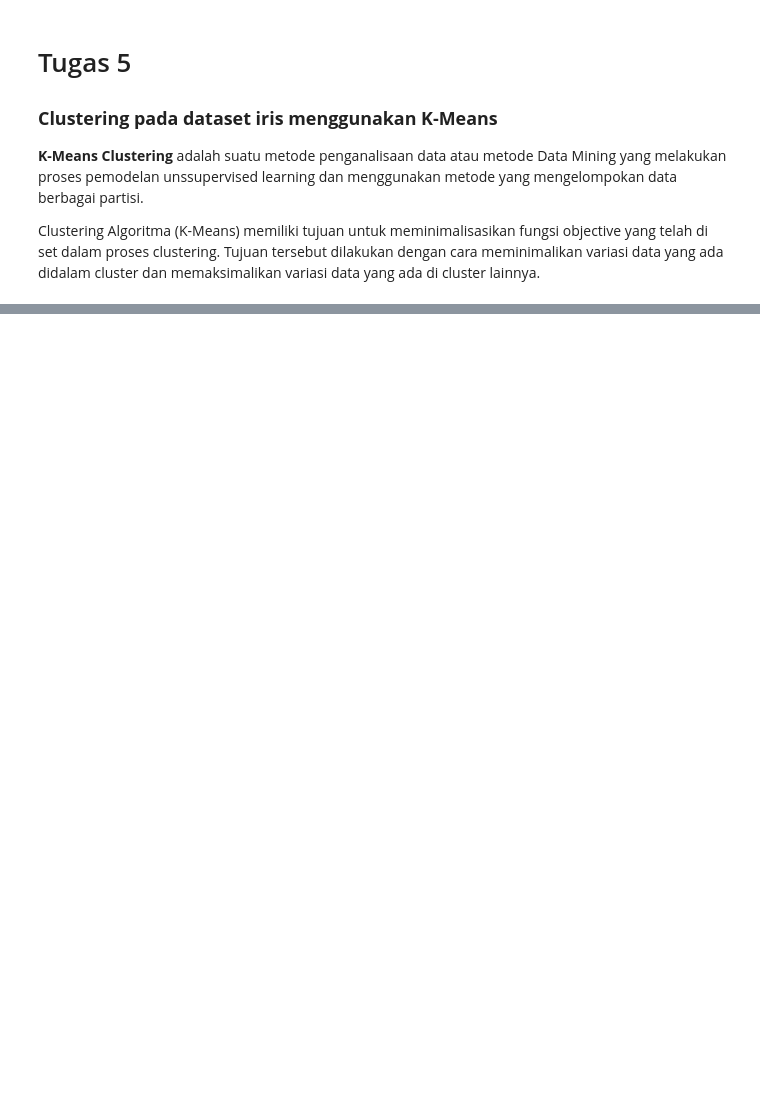
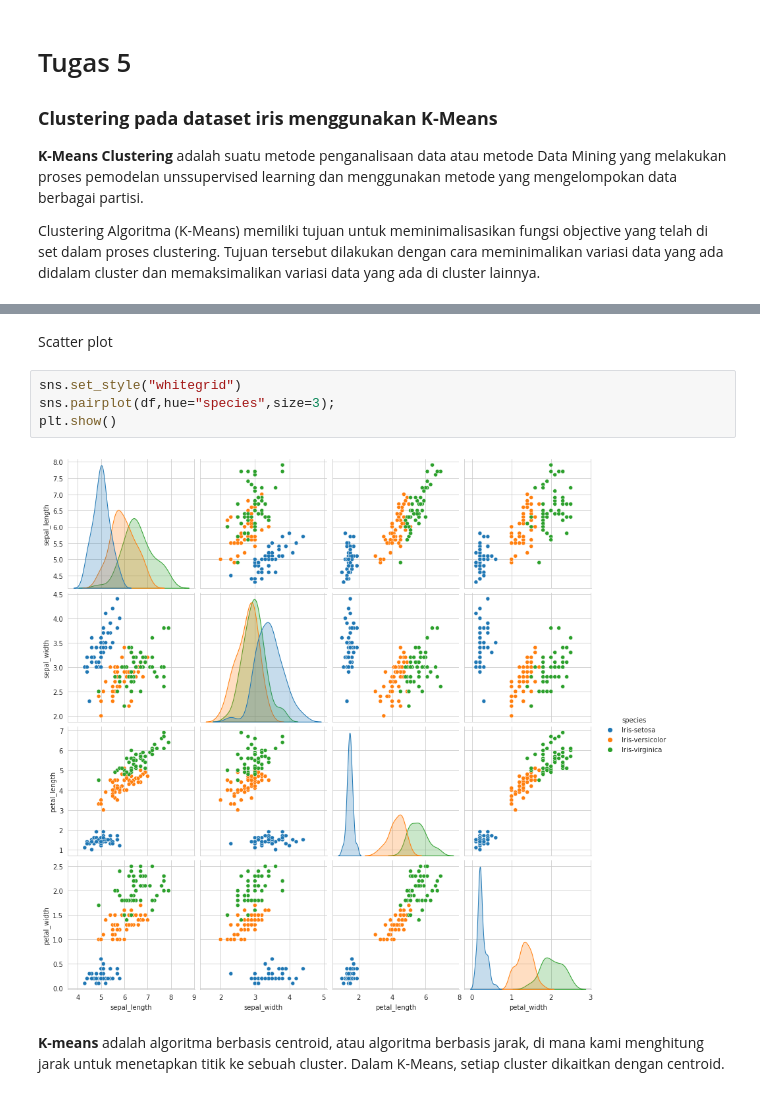
Before and after one commit to indyrajanuar/datamining, a Jupyter notebook: _sources/Tugas 5.ipynb, the cells around one changed output, grey strips where cells are left out. Drawn from its saved outputs; the diff is of its cells as text; blank space fills up the shorter version.

```diff
--- a/_sources/Tugas 5.ipynb
+++ b/_sources/Tugas 5.ipynb
@@ -128,0 +79,10 @@ plt.scatter(centers[:,0], centers[:,1], c='black', s=200, alpha=0.5)
+# %% [markdown]
+Scatter plot
+# %%
+sns.set_style("whitegrid")
+sns.pairplot(df,hue="species",size=3);
+plt.show()
+# %% [output]
+[figure, added]
+# %% [markdown]
+**K-means** adalah algoritma berbasis centroid, atau algoritma berbasis jarak, di mana kami menghitung jarak untuk menetapkan titik ke sebuah cluster. Dalam K-Means, setiap cluster dikaitkan dengan centroid.
```
Also changed, not shown: parts of 34 cells of this notebook, 25 other files.
